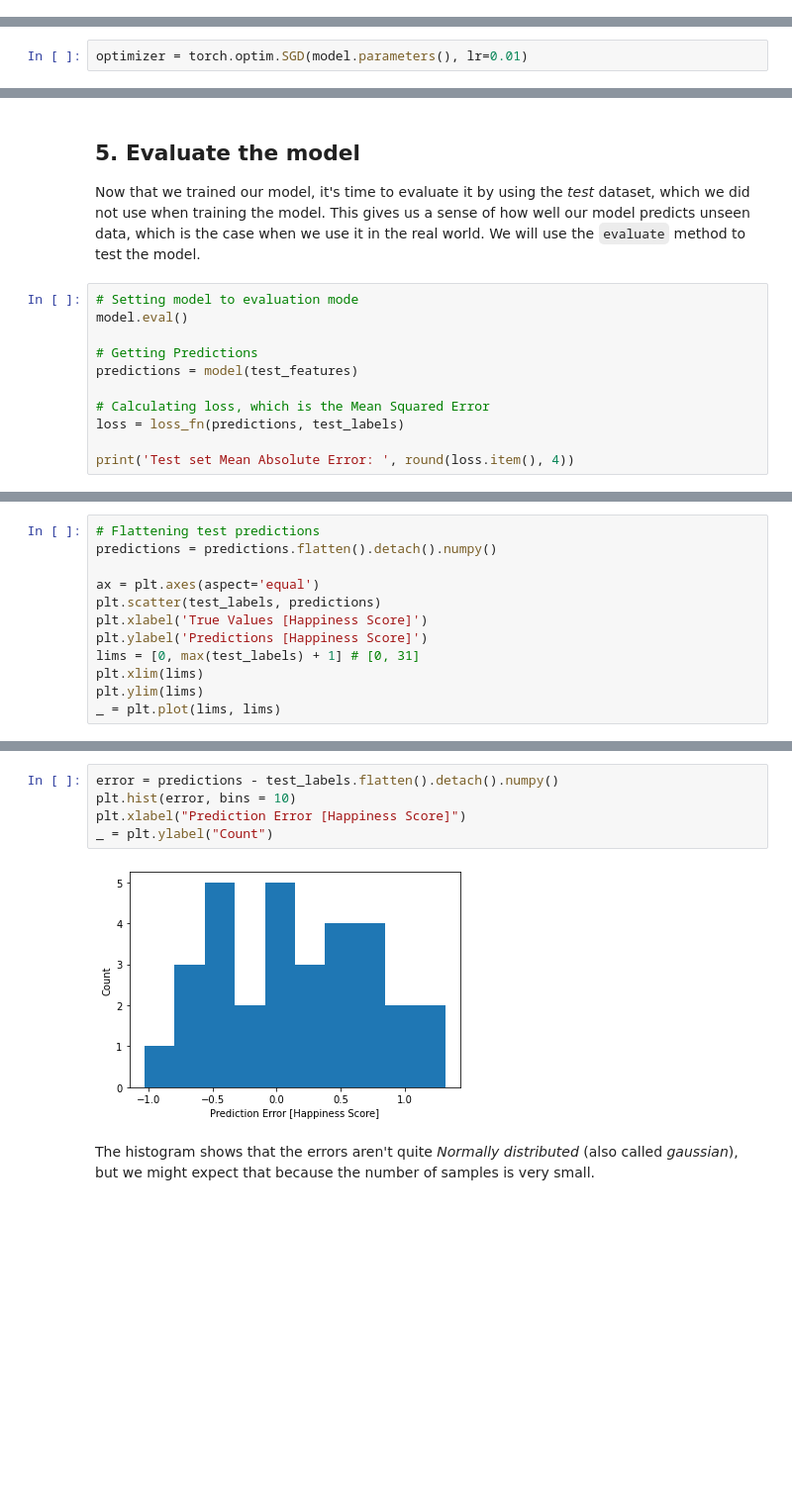
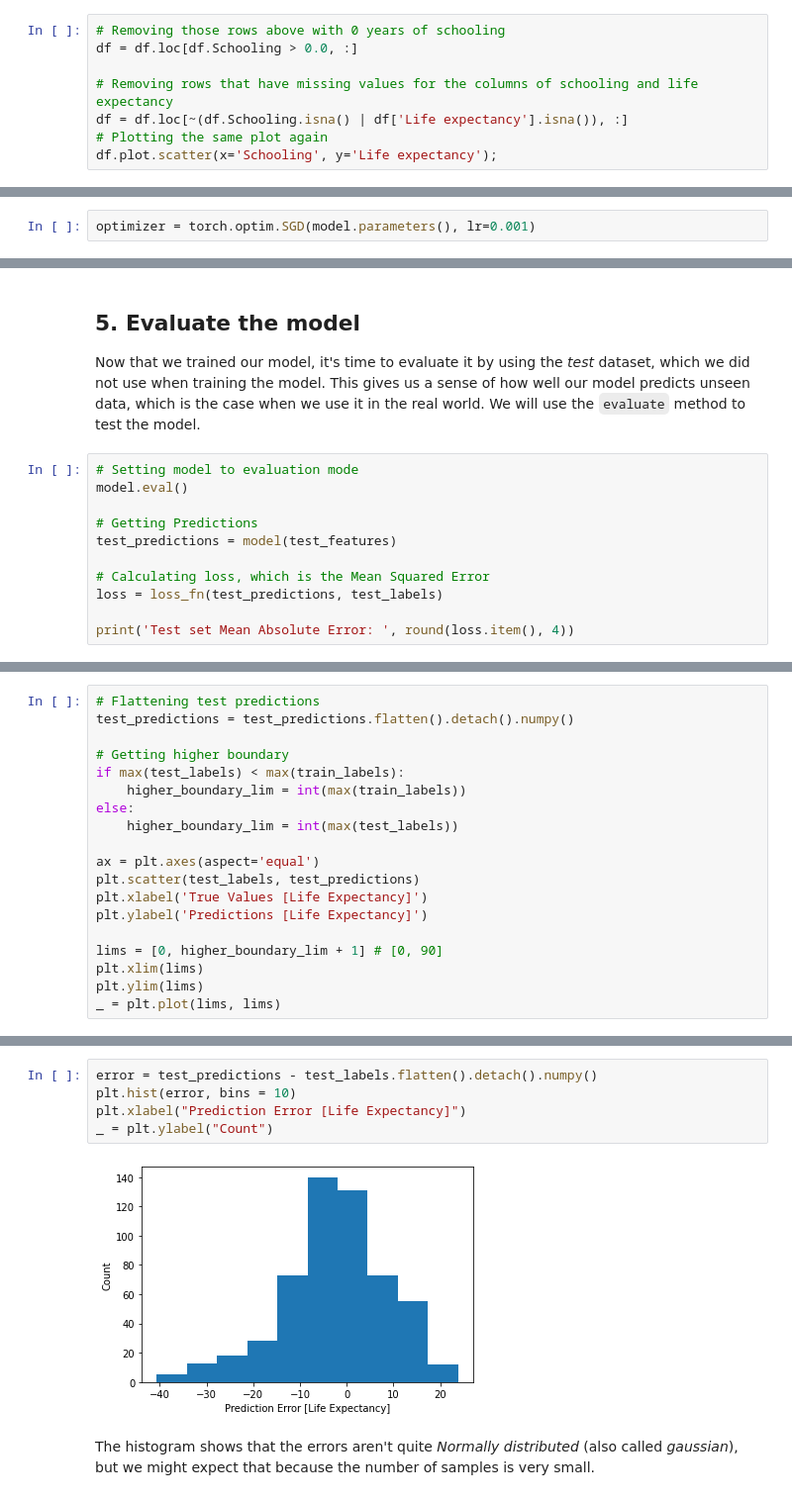
Before and after one commit to BreakoutMentors/Data-Science-and-Machine-Learning, a Jupyter notebook: machine_learning/lesson 1 - linear regression/examples/linear_regression_neural_network.ipynb, the cells around one changed output, grey strips where cells are left out. Shown at 99% size. Cells and saved outputs as stored; diff of their text form; blank space fills up the shorter version.

```diff
--- a/machine_learning/lesson 1 - linear regression/examples/linear_regression_neural_network.ipynb
+++ b/machine_learning/lesson 1 - linear regression/examples/linear_regression_neural_network.ipynb
@@ -137,0 +155,8 @@ The relationship between GDP per capita and happiness Score seems relatively lin
+# %%
+# Removing those rows above with 0 years of schooling
+df = df.loc[df.Schooling > 0.0, :]
+
+# Removing rows that have missing values for the columns of schooling and life expectancy
+df = df.loc[~(df.Schooling.isna() | df['Life expectancy'].isna()), :]
+# Plotting the same plot again
+df.plot.scatter(x='Schooling', y='Life expectancy');
@@ -244,7 +291,7 @@ loss_fn = nn.MSELoss()
 ### Optimization Algorithm
 Now that we have a loss function, we need to define an *opimization algorithm*. Specifically, we will use *stochastic gradient descent* to optimize our model. In other words, we use *stochastic gradient descent* to update the model parameters. We also define the *learning rate* as 0.01. We use [`torch.optim.SGD`](https://pytorch.org/docs/stable/optim.html#torch.optim.SGD) class to be used as the optimizer.
 # %%
-optimizer = torch.optim.SGD(model.parameters(), lr=0.01)
+optimizer = torch.optim.SGD(model.parameters(), lr=0.001)
 # %% [markdown]
 ## 4. Train the model
 Now that we have a model, it's time to train it. We will train the model for 100 *epochs* (i.e., iterations), and record the training losses for every epoch.
@@ -339,10 +383,10 @@ Now that we trained our model, it's time to evaluate it by using the *test* data
 model.eval()
 
 # Getting Predictions
-predictions = model(test_features)
+test_predictions = model(test_features)
 
 # Calculating loss, which is the Mean Squared Error
-loss = loss_fn(predictions, test_labels)
+loss = loss_fn(test_predictions, test_labels)
 
 print('Test set Mean Absolute Error: ', round(loss.item(), 4))
 # %% [output]
@@ -359,12 +396,19 @@ The mean squared error is 0.3836 for happiness Score. Is this good? We'll leave
 # %%
 # Flattening test predictions
-predictions = predictions.flatten().detach().numpy()
+test_predictions = test_predictions.flatten().detach().numpy()
+
+# Getting higher boundary
+if max(test_labels) < max(train_labels):
+    higher_boundary_lim = int(max(train_labels))
+else:
+    higher_boundary_lim = int(max(test_labels))
 
 ax = plt.axes(aspect='equal')
-plt.scatter(test_labels, predictions)
-plt.xlabel('True Values [Happiness Score]')
-plt.ylabel('Predictions [Happiness Score]')
-lims = [0, max(test_labels) + 1] # [0, 31]
+plt.scatter(test_labels, test_predictions)
+plt.xlabel('True Values [Life Expectancy]')
+plt.ylabel('Predictions [Life Expectancy]')
+
+lims = [0, higher_boundary_lim + 1] # [0, 90]
 plt.xlim(lims)
 plt.ylim(lims)
 _ = plt.plot(lims, lims)
@@ -375,10 +419,10 @@ It looks like our model predicts reasonably well. Let's take a look at the error
 # %%
-error = predictions - test_labels.flatten().detach().numpy()
+error = test_predictions - test_labels.flatten().detach().numpy()
 plt.hist(error, bins = 10)
-plt.xlabel("Prediction Error [Happiness Score]")
+plt.xlabel("Prediction Error [Life Expectancy]")
 _ = plt.ylabel("Count")
 # %% [output]
-[figure, old version]
+[figure, new version]
 # %% [markdown]
 The histogram shows that the errors aren't quite *Normally distributed* (also called *gaussian*), but we might expect that because the number of samples is very small.
 # %% [markdown]
```
Also changed, not shown: parts of 22 cells of this notebook.
